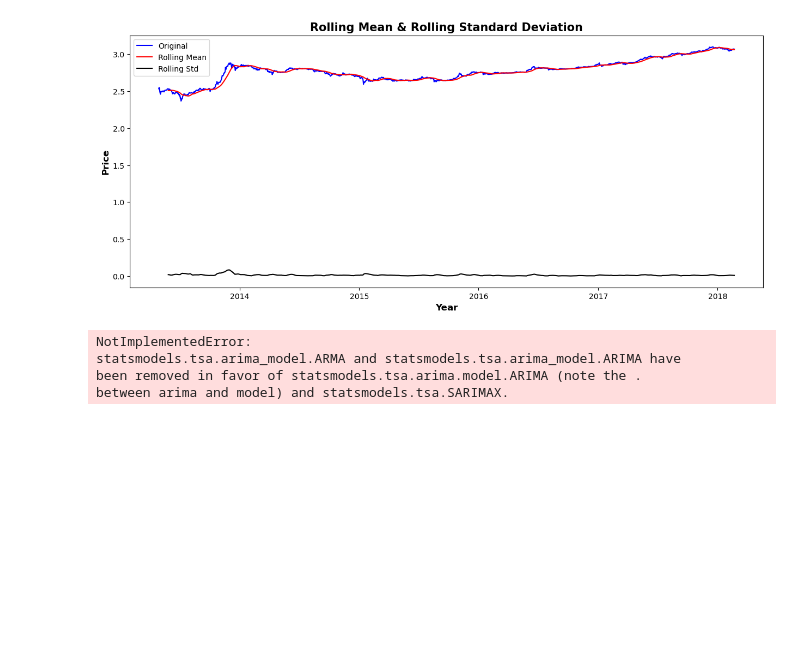
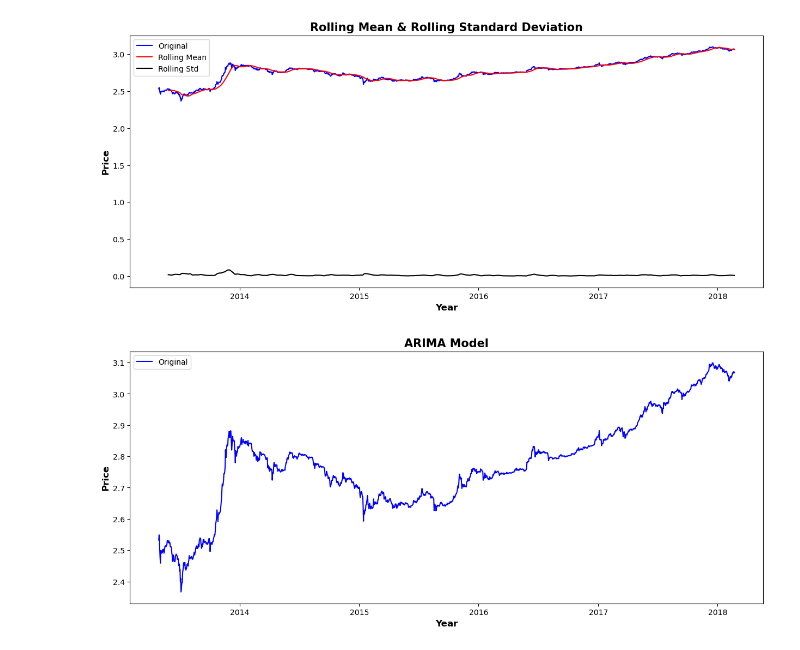
Before and after one commit to alliajagbe/crypto-prediction, a Jupyter notebook: crypto.ipynb, the cells around one changed output. Saved outputs shown, nothing was run; the diff lists cells and outputs as text; code cells hidden in the pictures; blank space fills up the shorter version.

```diff
--- a/crypto.ipynb
+++ b/crypto.ipynb
@@ -131,17 +131,14 @@ plt.show()
 # %%
 # fitting an arima model
 model = ARIMA(btc['close_boxcox'], order=(1, 1, 1))
-results = model.fit(disp=-1)
+results = model.fit()
 plt.figure(figsize=(15,6))
 plt.plot(btc['close_boxcox'], color='blue', label='Original')
-plt.plot(results.fittedvalues, color='red', label='Predicted')
+#plt.plot(results.fittedvalues, color='red', label='Predicted')
 plt.legend(loc='best')
 plt.title('ARIMA Model', fontsize=15, fontweight='bold')
 plt.xlabel('Year', fontsize=12, fontweight='bold')
 plt.ylabel('Price', fontsize=12, fontweight='bold')
 plt.show()
 # %% [output]
-NotImplementedError:
-statsmodels.tsa.arima_model.ARMA and statsmodels.tsa.arima_model.ARIMA have
-been removed in favor of statsmodels.tsa.arima.model.ARIMA (note the .
-between arima and model) and statsmodels.tsa.SARIMAX.
+[figure, added]
```
Also changed, not shown: parts of 1 cell of this notebook.
